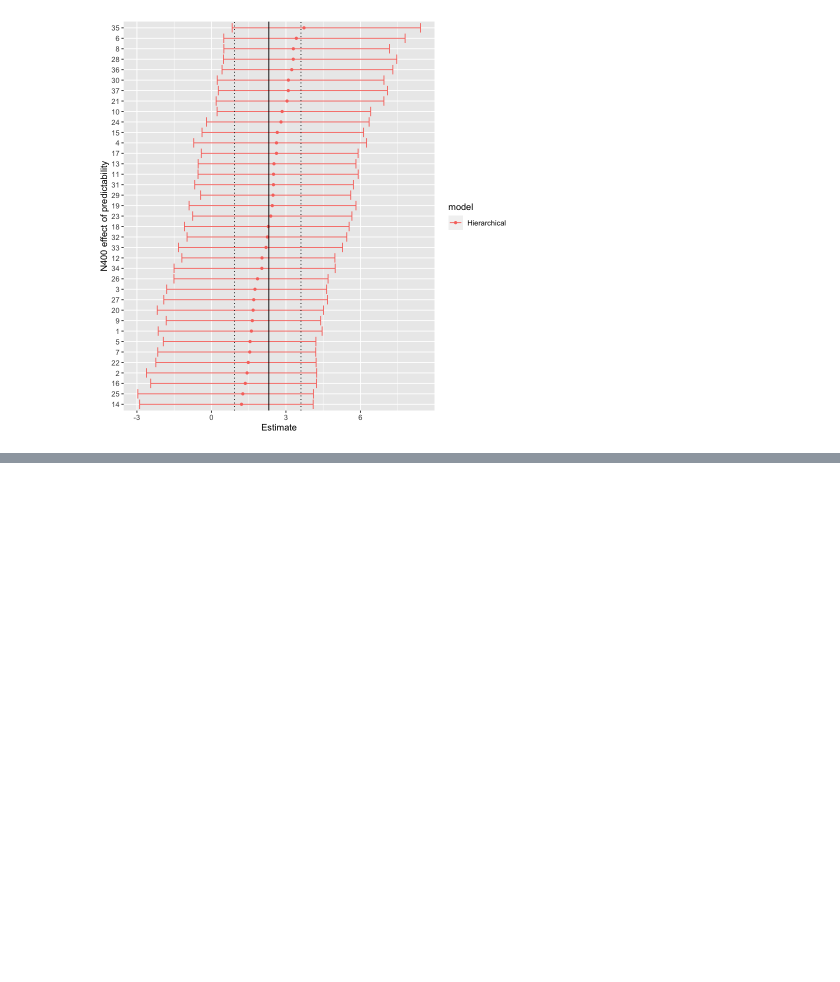
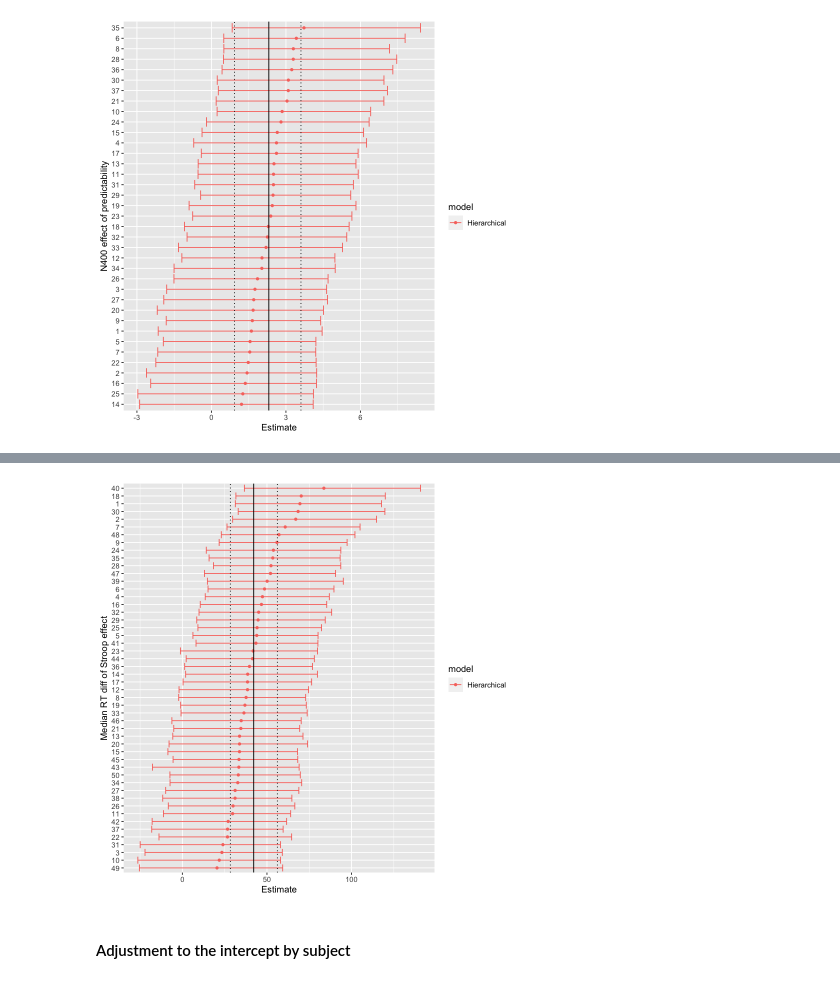
Before and after one commit to abelowska/bayescogsci, a Jupyter notebook: chapter_11.ipynb, the cells around one changed output, grey strips where cells are left out. Drawn from its saved outputs; the diff is of its cells as text; code cells hidden in the pictures; blank space fills up the shorter version.

```diff
--- a/chapter_11.ipynb
+++ b/chapter_11.ipynb
@@ -411,0 +536,3 @@ ggplot(
+# %%
+# fit model
+fit_stroop_corr_uc <- stan("stan_models/stroop_corr_uc.stan", data = ls_stroop)
@@ -411,0 +613,49 @@ ggplot(
+# %%
+par_h <- lapply(by_subj_effect, function(x) {
+  tibble(
+    Estimate = mean(x),
+    Q2.5 = quantile(x, .025),
+    Q97.5 = quantile(x, .975)
+  )
+}) %>%
+  bind_rows() %>%
+  # Add a column to identify that the model,
+  # and one with the subject labels:
+  mutate(
+    model = "Hierarchical",
+    subj = unique(df_stroop$subj)
+  ) %>%
+  arrange(Estimate) %>%
+  mutate(subj = factor(subj, levels = unique(.data$subj)))
+# %%
+ggplot(
+  par_h,
+  aes(
+    ymin = Q2.5, ymax = Q97.5, x = subj, y = Estimate, color = model,
+    shape = model
+  )
+) +
+  geom_errorbar(position = position_dodge(1)) +
+  geom_point(position = position_dodge(1)) +
+  # We'll also add the mean and 95% CrI of the overall difference
+  # to the plot:
+  geom_hline(
+    yintercept =
+      mean(median_effect_rt)
+  ) +
+  geom_hline(
+    yintercept =
+      quantile(median_effect_rt, .025),
+    linetype = "dotted", size = .5
+  ) +
+  geom_hline(
+    yintercept =
+      quantile(median_effect_rt, .975),
+    linetype = "dotted", size = .5
+  ) +
+  xlab("Median RT diff of Stroop effect") +
+  coord_flip()
+# %% [output]
+[figure, added]
+# %% [markdown]
+#### Adjustment to the intercept by subject
```
Also changed, not shown: parts of 56 cells of this notebook, 12 other files.
